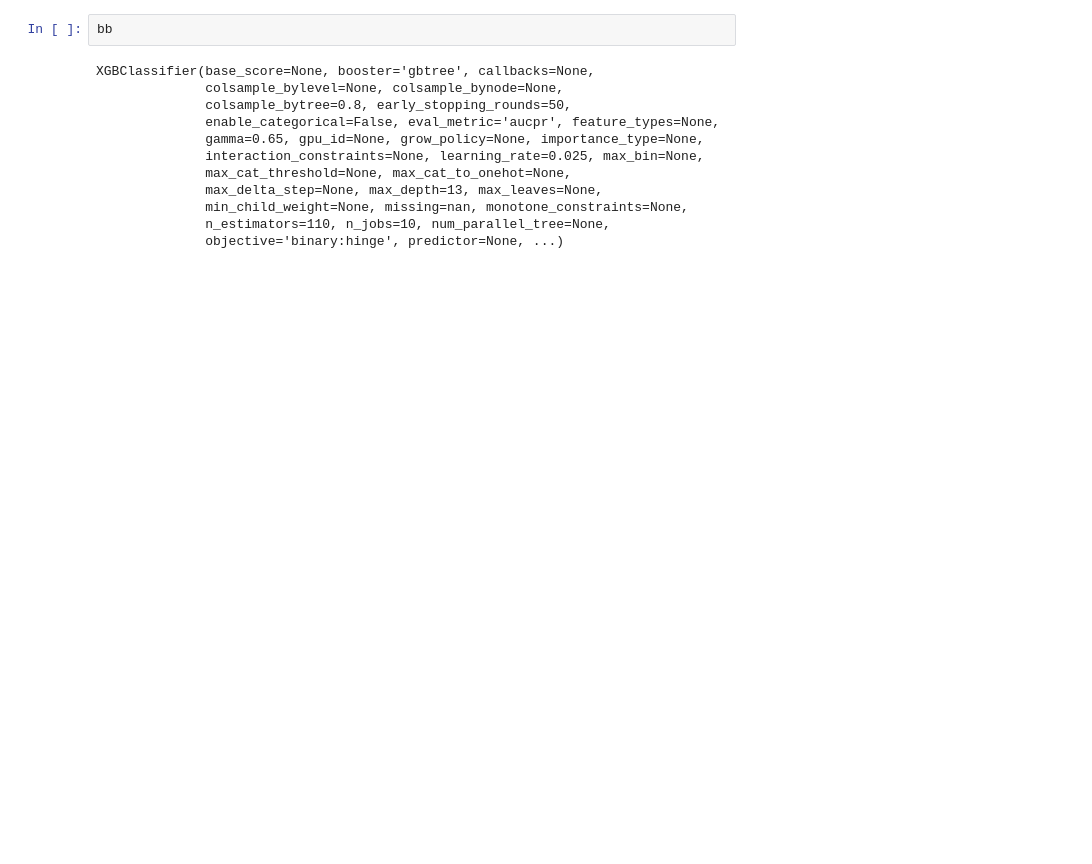
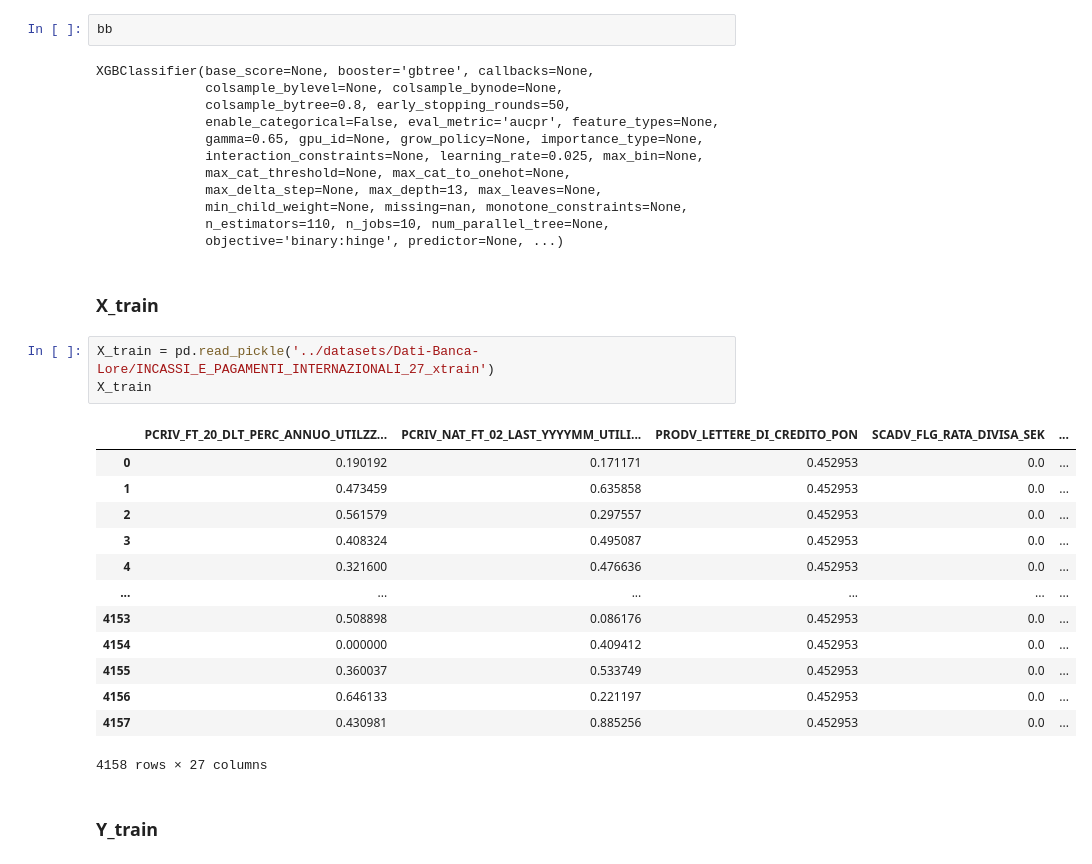
Before and after one commit to Elecapp/xai-visualization_rules_fi, a Jupyter notebook: notebooks/narets.ipynb, the cells around one changed output. Drawn from its saved outputs; the diff is of its cells as text; blank space fills up the shorter version.

```diff
--- a/notebooks/narets.ipynb
+++ b/notebooks/narets.ipynb
@@ -967,3 +974,24 @@ XGBClassifier(base_score=None, booster='gbtree', callbacks=None,
               min_child_weight=None, missing=nan, monotone_constraints=None,
               n_estimators=110, n_jobs=10, num_parallel_tree=None,
               objective='binary:hinge', predictor=None, ...)
+# %% [markdown]
+### X_train
+# %%
+X_train = pd.read_pickle('../datasets/Dati-Banca-Lore/INCASSI_E_PAGAMENTI_INTERNAZIONALI_27_xtrain')
+X_train
+# %% [output]
+|  | PCRIV_FT_20_DLT_PERC_ANNUO_UTILZZ... | PCRIV_NAT_FT_02_LAST_YYYYMM_UTILI... | PRODV_LETTERE_DI_CREDITO_PON | SCADV_FLG_RATA_DIVISA_SEK | ... |
+| 0 | 0.190192 | 0.171171 | 0.452953 | 0.0 | ... |
+| 1 | 0.473459 | 0.635858 | 0.452953 | 0.0 | ... |
+| 2 | 0.561579 | 0.297557 | 0.452953 | 0.0 | ... |
+| 3 | 0.408324 | 0.495087 | 0.452953 | 0.0 | ... |
+| 4 | 0.321600 | 0.476636 | 0.452953 | 0.0 | ... |
+| ... | ... | ... | ... | ... | ... |
+| 4153 | 0.508898 | 0.086176 | 0.452953 | 0.0 | ... |
+| 4154 | 0.000000 | 0.409412 | 0.452953 | 0.0 | ... |
+| 4155 | 0.360037 | 0.533749 | 0.452953 | 0.0 | ... |
+| 4156 | 0.646133 | 0.221197 | 0.452953 | 0.0 | ... |
+| 4157 | 0.430981 | 0.885256 | 0.452953 | 0.0 | ... |
+4158 rows × 27 columns
+# %% [markdown]
+### Y_train
```
Also changed, not shown: parts of 44 cells of this notebook, 40 other files.
